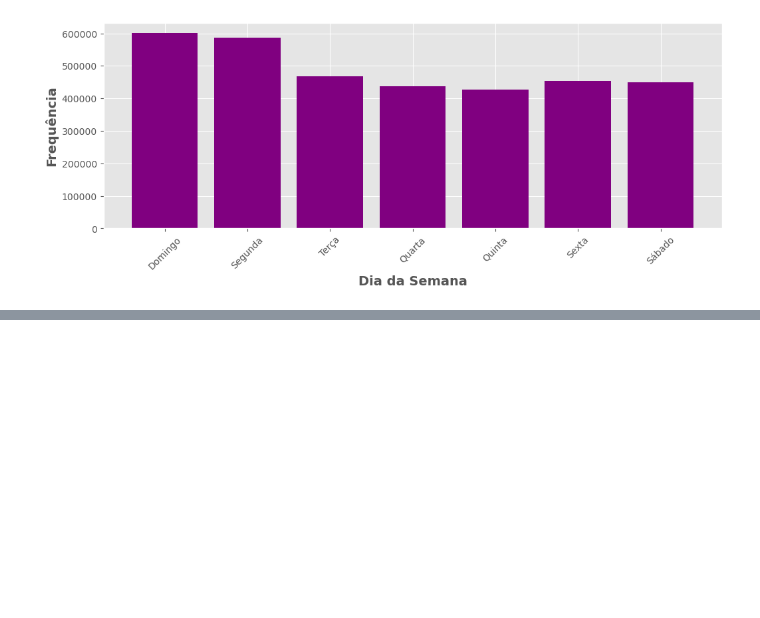
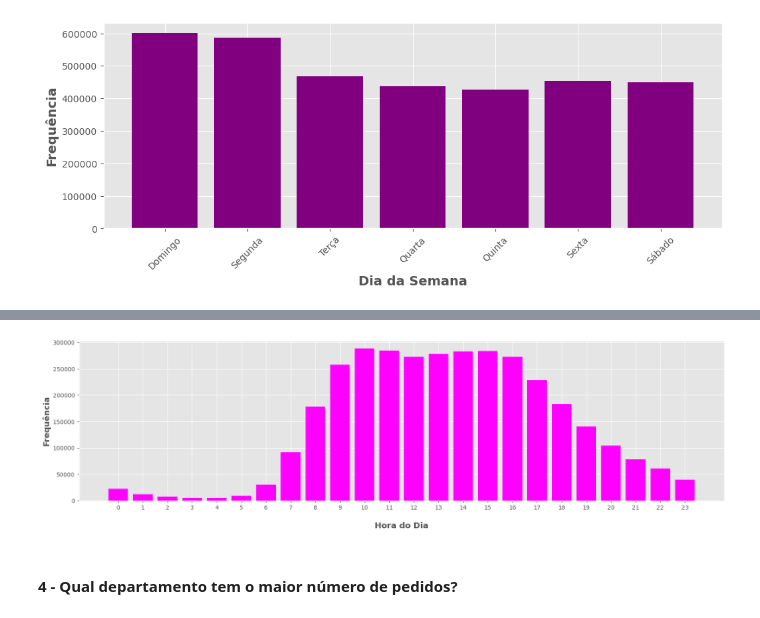
Before and after one commit to leojutsu/analise_de_dados, a Jupyter notebook: Projeto6.ipynb, the cells around one changed output, grey strips where cells are left out. Drawn from its saved outputs; the diff is of its cells as text; code cells hidden in the pictures; blank space fills up the shorter version.

```diff
--- a/Projeto6.ipynb
+++ b/Projeto6.ipynb
@@ -416,0 +456,4 @@ plt.show()
+# %%
+# Agrupar por hora do dia e contar os pedidos
+frequencia_por_hora = dados_pedidos.groupby('order_hour_of_day').size()
+frequencia_por_hora.head()
@@ -416,0 +468,16 @@ plt.show()
+# %%
+# Extrair horas e contagens para a lista x e y
+x2 = frequencia_por_hora.index.tolist()
+y2 = frequencia_por_hora.values.tolist()
+# %%
+# Plot
+plt.figure(figsize = (20,5))
+plt.bar(x2, y2, color = 'magenta')
+plt.xticks(np.arange(0,24,1))
+plt.xlabel('\nHora do Dia', fontsize = 14, fontweight = 'bold')
+plt.ylabel('Frequência', fontsize = 14, fontweight = 'bold')
+plt.show()
+# %% [output]
+[figure, added]
+# %% [markdown]
+#### 4 - Qual departamento tem o maior número de pedidos?
```
Also changed, not shown: parts of 17 cells of this notebook.
